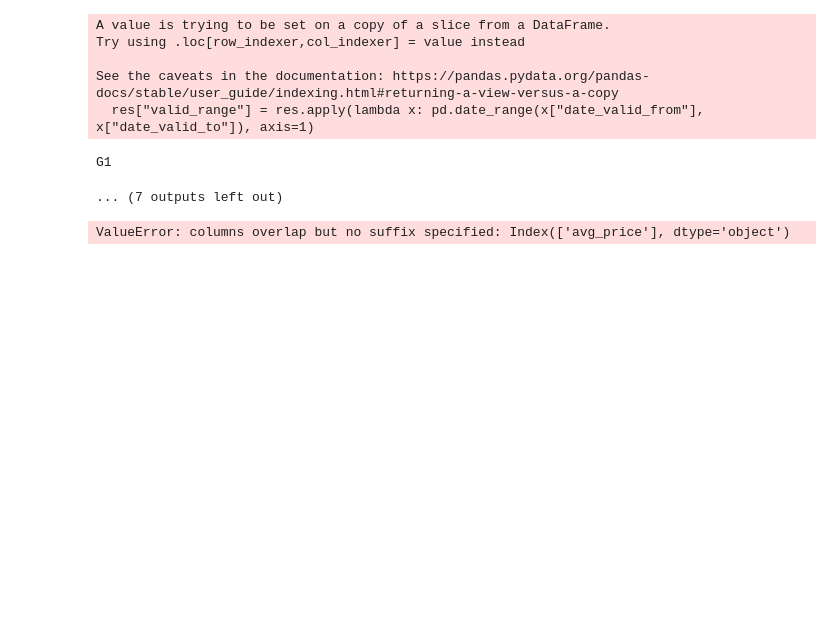
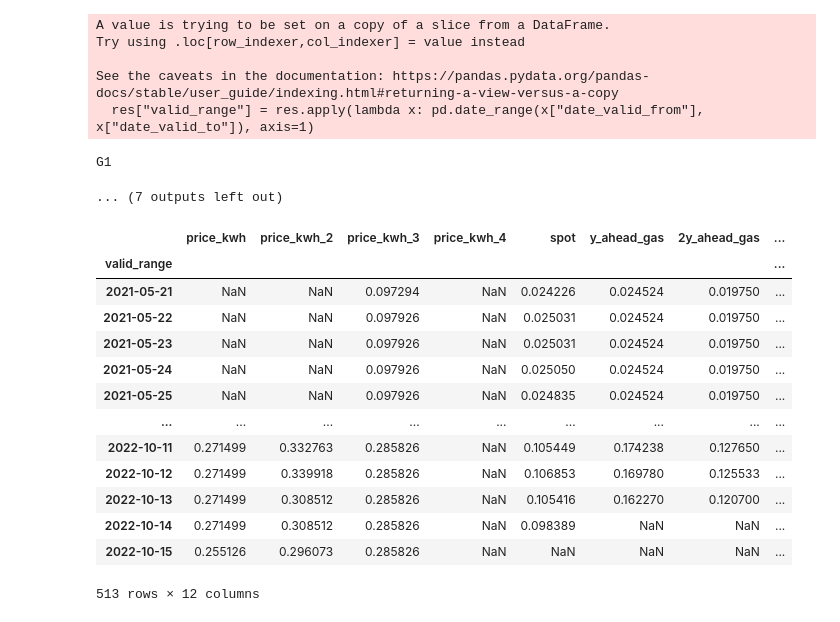
Before and after one commit to michael-fuest/DAiA-EON, a Jupyter notebook: MasterDataset.ipynb, the cells around one changed output. Saved outputs shown, nothing was run; the diff lists cells and outputs as text; code cells hidden in the pictures; blank space fills up the shorter version.

```diff
--- a/MasterDataset.ipynb
+++ b/MasterDataset.ipynb
@@ -380,21 +380,35 @@ G1
 # %%
 #Joining all price data into same dataframe
 power_dfs = [df_power_2, df_power_3, df_power_4, df_power_5]
 gas_dfs = [df_gas_2, df_gas_3, df_gas_4]
 
 df_gas_strat_prices = df_gas_1
 df_pow_strat_prices = df_power_1
 
 for i, df in enumerate(gas_dfs):
     df_gas_strat_prices = df_gas_strat_prices.join(df, rsuffix= '_' + str(i + 2), how = 'outer')
 
 for i, df in enumerate(power_dfs):
     df_pow_strat_prices = df_pow_strat_prices.join(df, rsuffix= '_' + str(i + 2), how = 'outer')
 
 df_pow_strat_prices = df_pow_strat_prices.join(df_power_prices)
-df_gas_strat_prices = df_pow_strat_prices.join(df_gas_prices)
+df_gas_strat_prices = df_gas_strat_prices.join(df_gas_prices)
+df_gas_strat_prices
 # %% [output]
+|  | price_kwh | price_kwh_2 | price_kwh_3 | price_kwh_4 | spot | y_ahead_gas | 2y_ahead_gas | ... |
+| valid_range |  |  |  |  |  |  |  | ... |
+| 2021-05-21 | NaN | NaN | 0.097294 | NaN | 0.024226 | 0.024524 | 0.019750 | ... |
+| 2021-05-22 | NaN | NaN | 0.097926 | NaN | 0.025031 | 0.024524 | 0.019750 | ... |
+| 2021-05-23 | NaN | NaN | 0.097926 | NaN | 0.025031 | 0.024524 | 0.019750 | ... |
+| 2021-05-24 | NaN | NaN | 0.097926 | NaN | 0.025050 | 0.024524 | 0.019750 | ... |
+| 2021-05-25 | NaN | NaN | 0.097926 | NaN | 0.024835 | 0.024524 | 0.019750 | ... |
+| ... | ... | ... | ... | ... | ... | ... | ... | ... |
+| 2022-10-11 | 0.271499 | 0.332763 | 0.285826 | NaN | 0.105449 | 0.174238 | 0.127650 | ... |
+| 2022-10-12 | 0.271499 | 0.339918 | 0.285826 | NaN | 0.106853 | 0.169780 | 0.125533 | ... |
+| 2022-10-13 | 0.271499 | 0.308512 | 0.285826 | NaN | 0.105416 | 0.162270 | 0.120700 | ... |
+| 2022-10-14 | 0.271499 | 0.308512 | 0.285826 | NaN | 0.098389 | NaN | NaN | ... |
+| 2022-10-15 | 0.255126 | 0.296073 | 0.285826 | NaN | NaN | NaN | NaN | ... |
-ValueError: columns overlap but no suffix specified: Index(['avg_price'], dtype='object')
+513 rows × 12 columns
 # %%
 #Writing strategy index csvs to disk
 df_pow_strat_prices.to_csv(generatedpath + "Strat_" + file_power)
```
Also changed, not shown: parts of 3 cells of this notebook, 3 other files.
